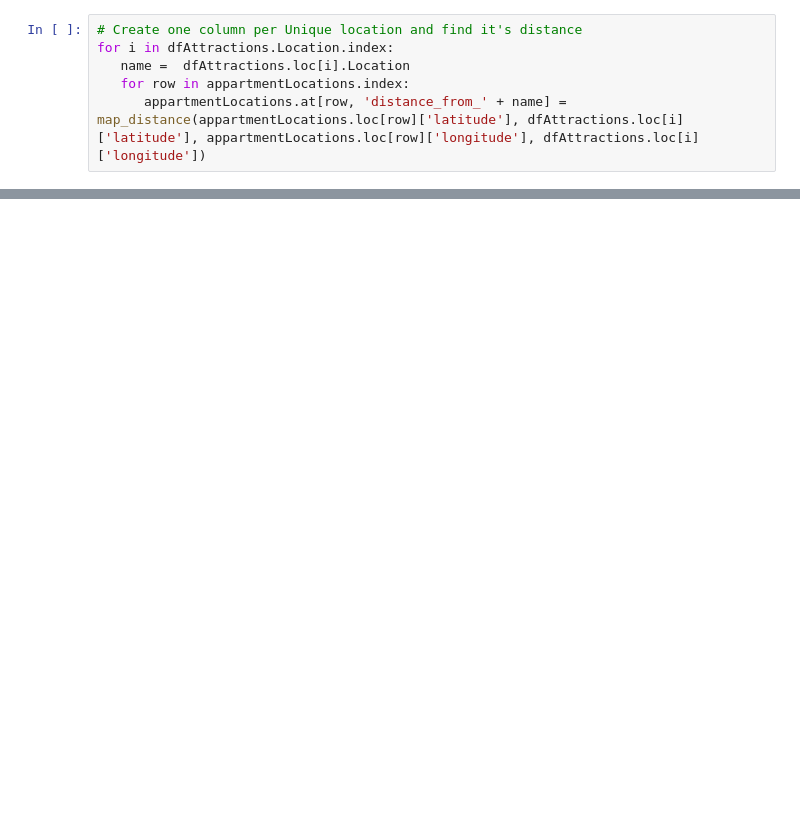
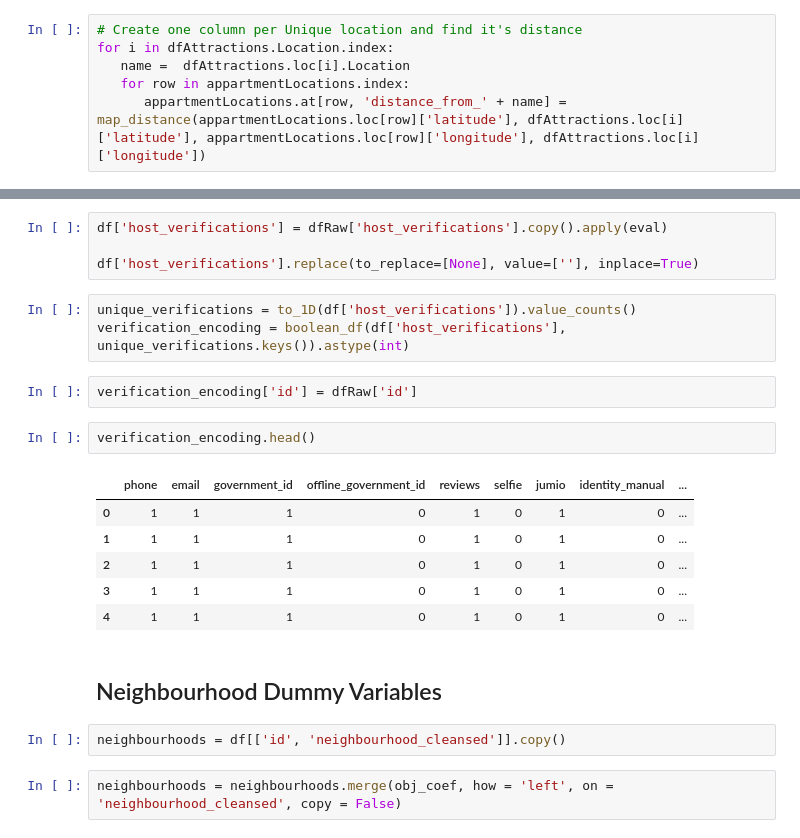
Before and after one commit to DimitriosTagkoulis/AirBnB_Price_Prediction, a Jupyter notebook: DataPrep.ipynb, the cells around one changed output, grey strips where cells are left out. Drawn from its saved outputs; the diff is of its cells as text; blank space fills up the shorter version.

```diff
--- a/DataPrep.ipynb
+++ b/DataPrep.ipynb
@@ -149,0 +253,24 @@ Length: 74, dtype: object
+# %%
+df['host_verifications'] = dfRaw['host_verifications'].copy().apply(eval)
+
+df['host_verifications'].replace(to_replace=[None], value=[''], inplace=True)
+# %%
+unique_verifications = to_1D(df['host_verifications']).value_counts()
+verification_encoding = boolean_df(df['host_verifications'], unique_verifications.keys()).astype(int)
+# %%
+verification_encoding['id'] = dfRaw['id']
+# %%
+verification_encoding.head()
+# %% [output]
+|  | phone | email | government_id | offline_government_id | reviews | selfie | jumio | identity_manual | ... |
+| 0 | 1 | 1 | 1 | 0 | 1 | 0 | 1 | 0 | ... |
+| 1 | 1 | 1 | 1 | 0 | 1 | 0 | 1 | 0 | ... |
+| 2 | 1 | 1 | 1 | 0 | 1 | 0 | 1 | 0 | ... |
+| 3 | 1 | 1 | 1 | 0 | 1 | 0 | 1 | 0 | ... |
+| 4 | 1 | 1 | 1 | 0 | 1 | 0 | 1 | 0 | ... |
+# %% [markdown]
+## Neighbourhood Dummy Variables
+# %%
+neighbourhoods = df[['id', 'neighbourhood_cleansed']].copy()
+# %%
+neighbourhoods = neighbourhoods.merge(obj_coef, how = 'left', on = 'neighbourhood_cleansed', copy = False)
```
Also changed, not shown: parts of 98 cells of this notebook, 11 other files.
